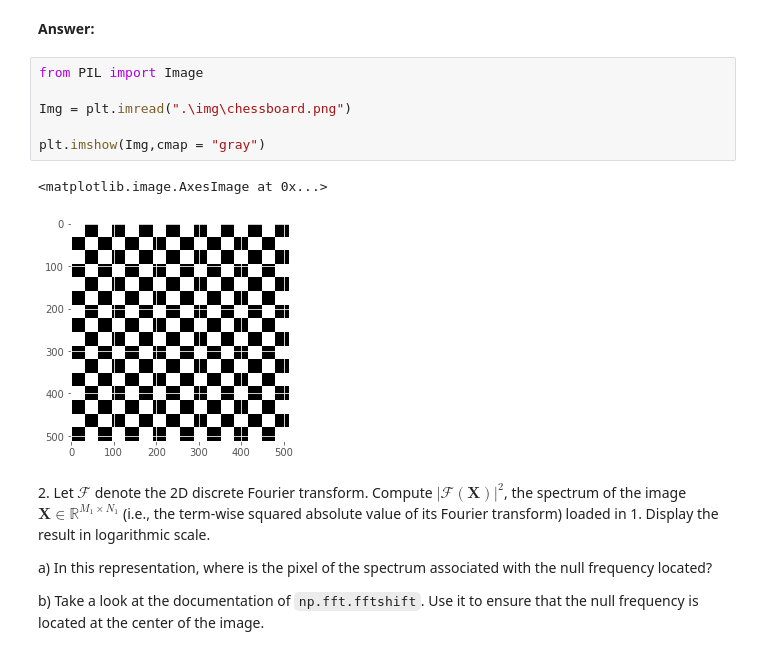
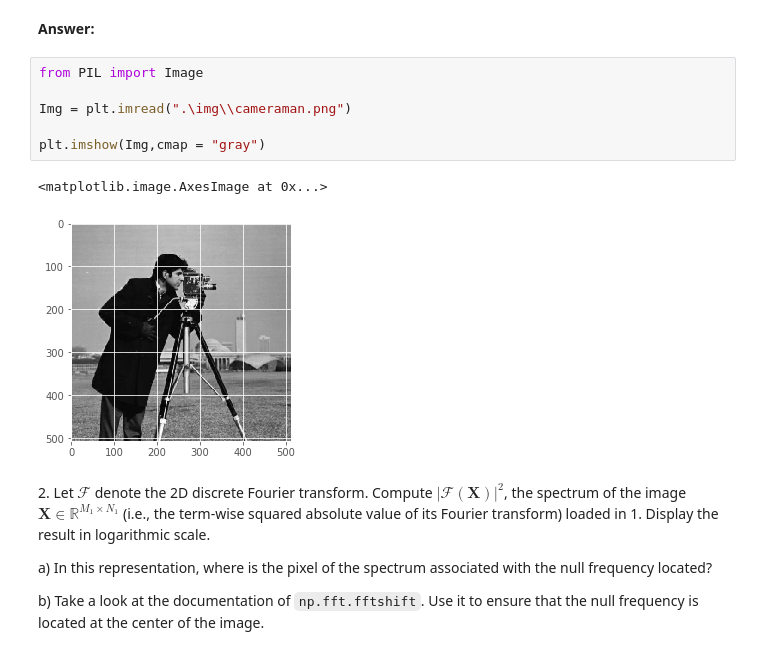
Before and after one commit to VictorCilleros/python_sdia_All, a Jupyter notebook: Labs/Lab3/lab3.ipynb, the cells around one changed output. Cells and saved outputs as stored; diff of their text form.

```diff
--- a/Labs/Lab3/lab3.ipynb
+++ b/Labs/Lab3/lab3.ipynb
@@ -173,12 +172,12 @@ In this exercise, we explore the use of the 2-dimensional Fourier transform to f
 # %%
 from PIL import Image
 
-Img = plt.imread(".\img\chessboard.png")
+Img = plt.imread(".\img\\cameraman.png")
 
 plt.imshow(Img,cmap = "gray")
 # %% [output]
 <matplotlib.image.AxesImage at 0x...>
-[figure, old version]
+[figure, new version]
 # %% [markdown]
 2\. Let $\mathcal{F}$ denote the 2D discrete Fourier transform. Compute $|\mathcal{F}(\mathbf{X})|^2$, the spectrum of the image $\mathbf{X} \in \mathbb{R}^{M_1 \times N_1}$ (i.e., the term-wise squared absolute value of its Fourier transform) loaded in 1. Display the result in logarithmic scale.
 
```
Also changed, not shown: parts of 7 cells of this notebook.
